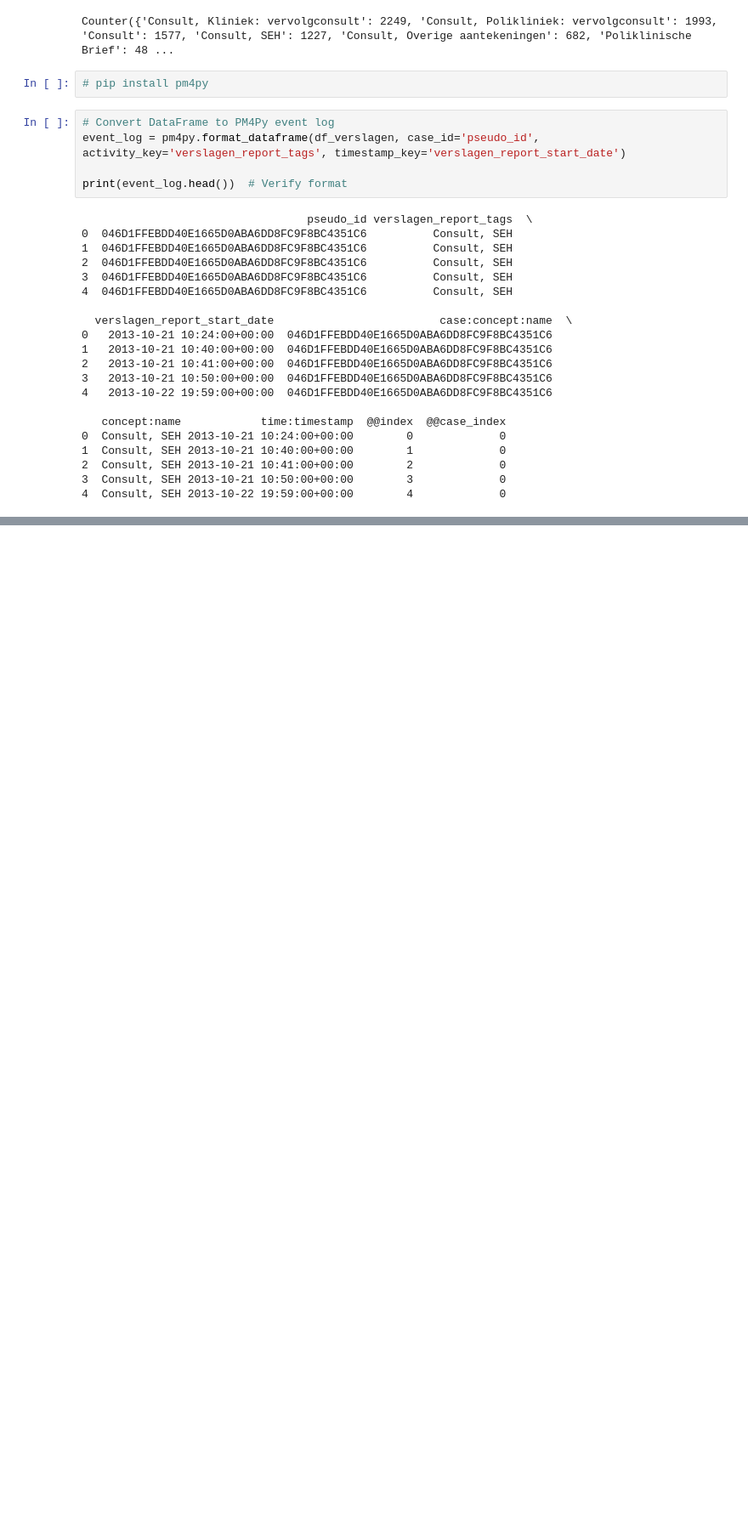
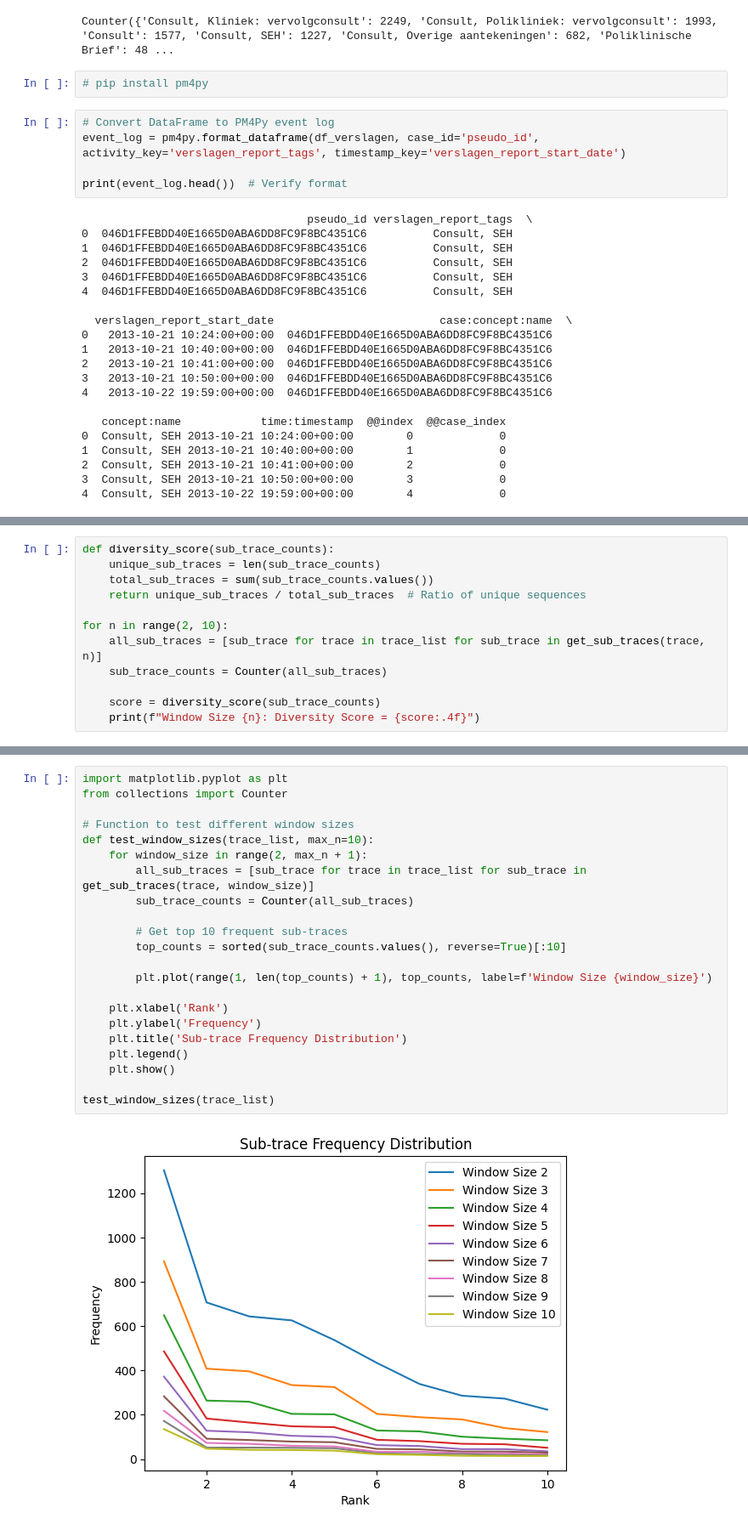
Before and after one commit to Yannique00/Master_Thesis, a Jupyter notebook: event logs pm.ipynb, the cells around one changed output, grey strips where cells are left out. Shown at 85% size. Cells and saved outputs as stored; diff of their text form; blank space fills up the shorter version.

```diff
--- a/event logs pm.ipynb
+++ b/event logs pm.ipynb
@@ -106,0 +364,12 @@ ExecutableNotFound: failed to execute WindowsPath('dot'), make sure the Graphviz
+# %%
+def diversity_score(sub_trace_counts):
+    unique_sub_traces = len(sub_trace_counts)
+    total_sub_traces = sum(sub_trace_counts.values())
+    return unique_sub_traces / total_sub_traces  # Ratio of unique sequences
+
+for n in range(2, 10):
+    all_sub_traces = [sub_trace for trace in trace_list for sub_trace in get_sub_traces(trace, n)]
+    sub_trace_counts = Counter(all_sub_traces)
+
+    score = diversity_score(sub_trace_counts)
+    print(f"Window Size {n}: Diversity Score = {score:.4f}")
@@ -106,0 +385,24 @@ ExecutableNotFound: failed to execute WindowsPath('dot'), make sure the Graphviz
+# %%
+import matplotlib.pyplot as plt
+from collections import Counter
+
+# Function to test different window sizes
+def test_window_sizes(trace_list, max_n=10):
+    for window_size in range(2, max_n + 1):
+        all_sub_traces = [sub_trace for trace in trace_list for sub_trace in get_sub_traces(trace, window_size)]
+        sub_trace_counts = Counter(all_sub_traces)
+
+        # Get top 10 frequent sub-traces
+        top_counts = sorted(sub_trace_counts.values(), reverse=True)[:10]
+
+        plt.plot(range(1, len(top_counts) + 1), top_counts, label=f'Window Size {window_size}')
+
+    plt.xlabel('Rank')
+    plt.ylabel('Frequency')
+    plt.title('Sub-trace Frequency Distribution')
+    plt.legend()
+    plt.show()
+
+test_window_sizes(trace_list)
+# %% [output]
+[figure, added]
```
Also changed, not shown: parts of 20 cells of this notebook, 1 other file.
